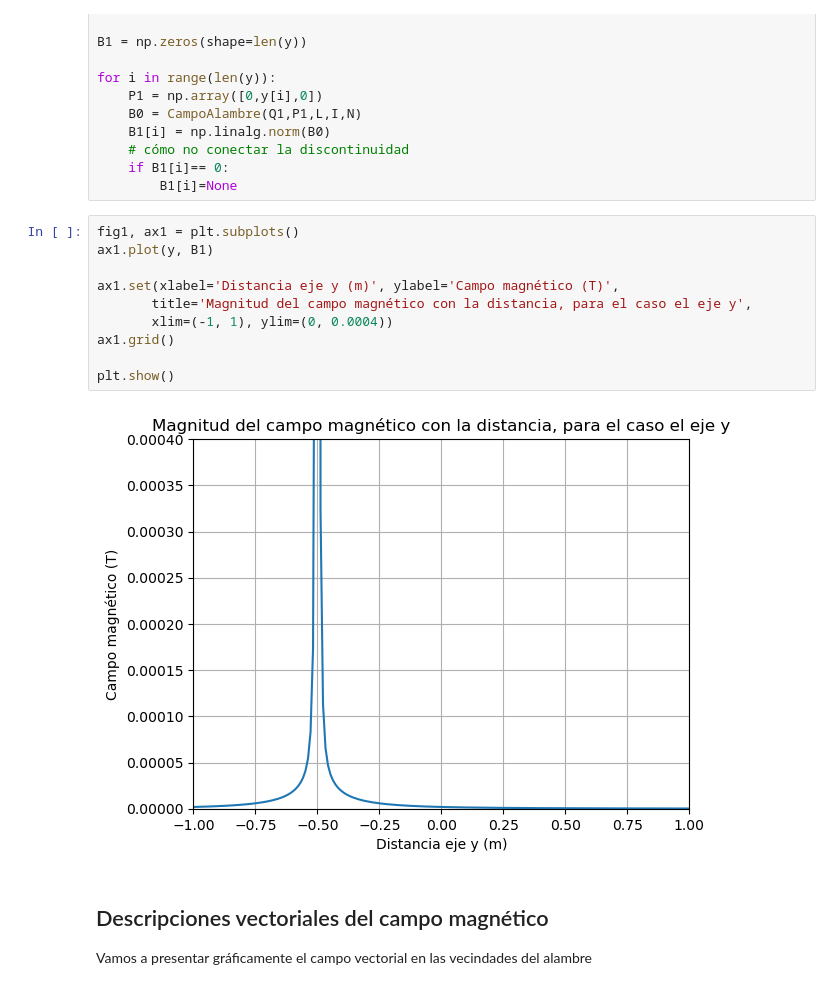
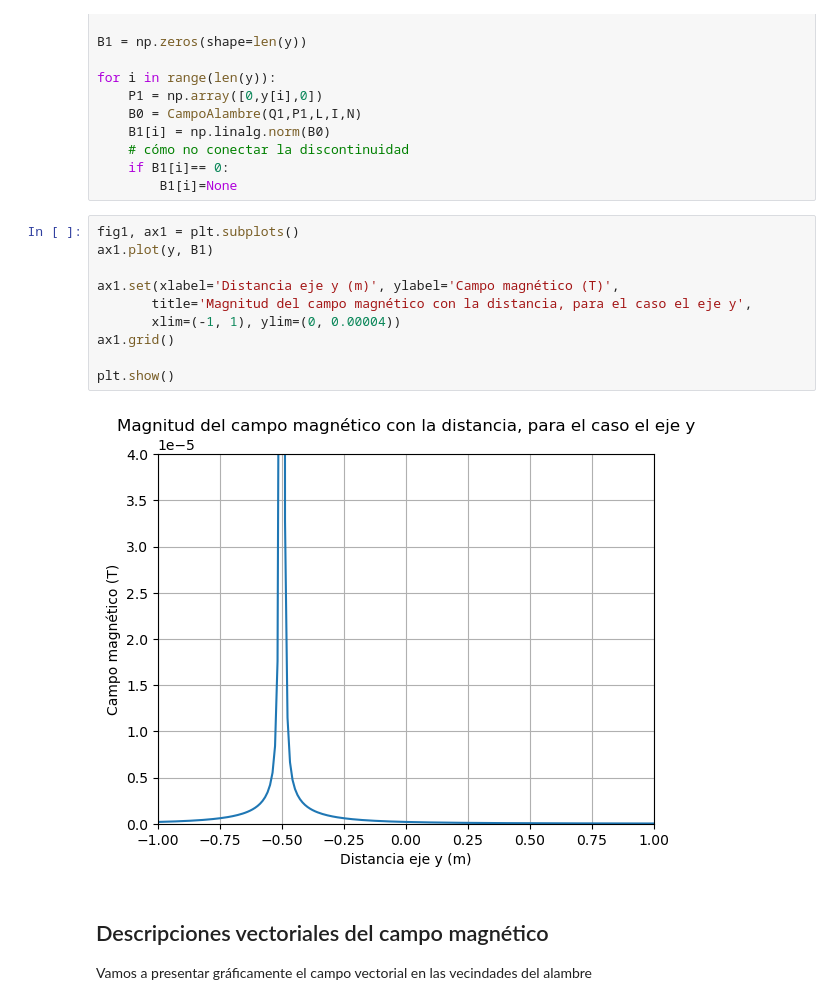
Before and after one commit to RonaldHV/Helmholtz-Cage, a Jupyter notebook: CampoAlambre.ipynb, the cells around one changed output. Drawn from its saved outputs; the diff is of its cells as text.

```diff
--- a/CampoAlambre.ipynb
+++ b/CampoAlambre.ipynb
@@ -79,15 +79,15 @@ for i in range(len(y)):
 # %%
 fig1, ax1 = plt.subplots()
 ax1.plot(y, B1)
 
 ax1.set(xlabel='Distancia eje y (m)', ylabel='Campo magnético (T)',
        title='Magnitud del campo magnético con la distancia, para el caso el eje y',
-       xlim=(-1, 1), ylim=(0, 0.0004))
+       xlim=(-1, 1), ylim=(0, 0.00004))
 ax1.grid()
 
 plt.show()
 # %% [output]
-[figure, old version]
+[figure, new version]
 # %% [markdown]
 ## Descripciones vectoriales del campo magnético
 Vamos a presentar gráficamente el campo vectorial en las vecindades del alambre
```
Also changed, not shown: parts of 2 cells of this notebook.
